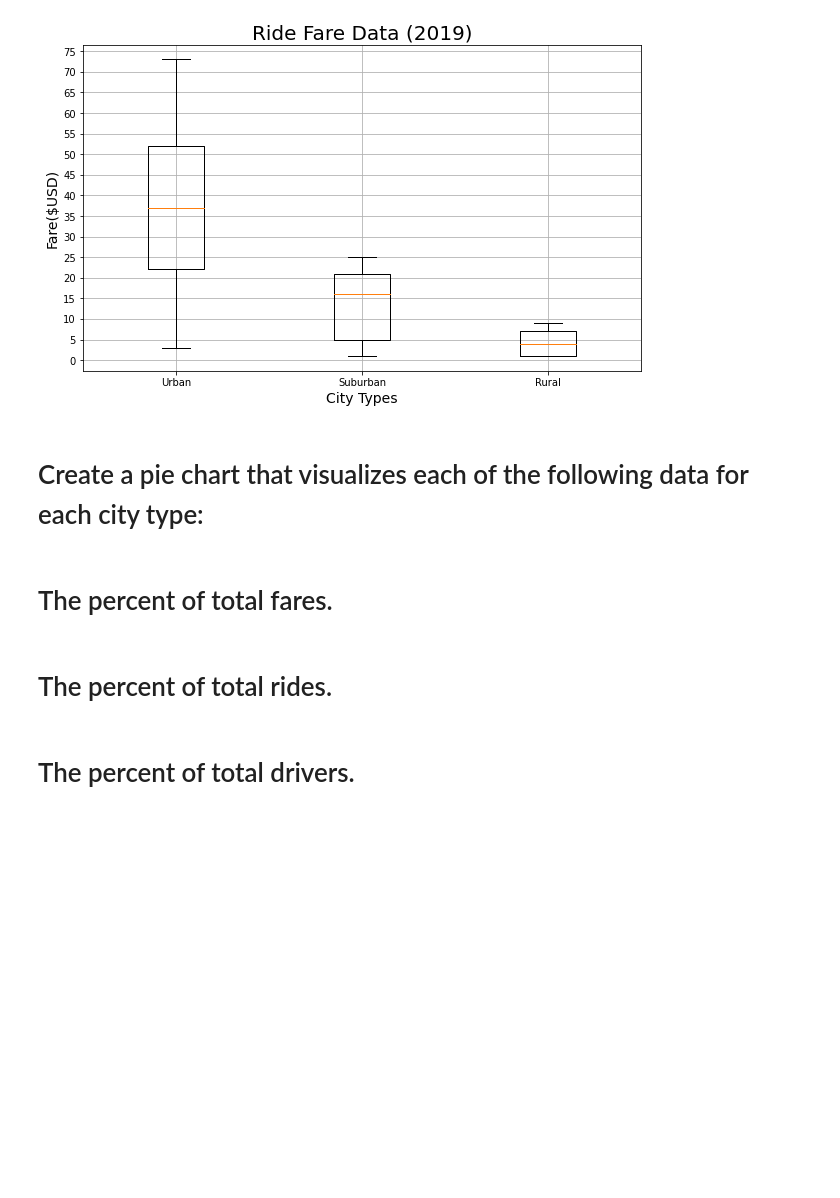
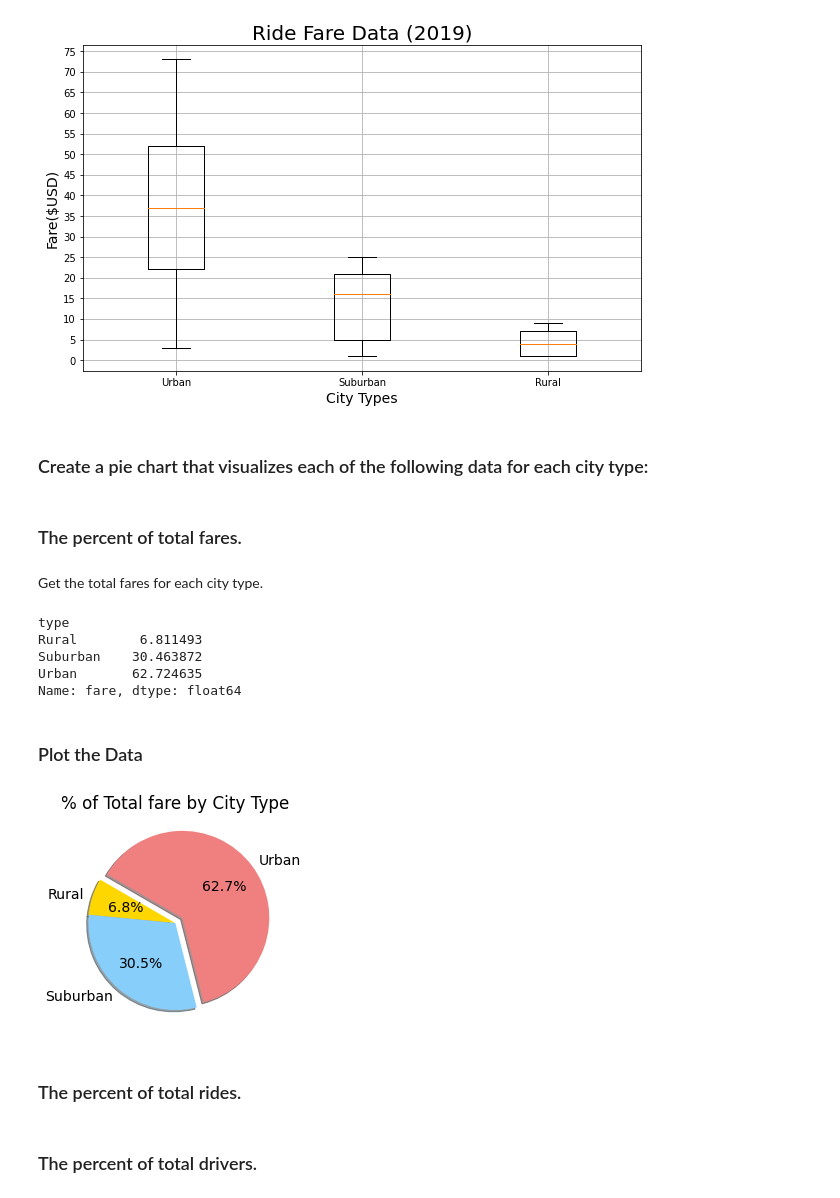
Before and after one commit to LJD0/Rideshare_Analysis, a Jupyter notebook: PyBer_Ride_Data.ipynb, the cells around one changed output. Drawn from its saved outputs; the diff is of its cells as text; code cells hidden in the pictures; blank space fills up the shorter version.

Commit message:
5.5 Commit
added pie charts to represent percentage of total fares each city type
is

```diff
--- a/PyBer_Ride_Data.ipynb
+++ b/PyBer_Ride_Data.ipynb
@@ -904,10 +905,46 @@ plt.show()
 # %% [output]
 [figure]
 # %% [markdown]
-# Create a pie chart that visualizes each of the following data for each city type:
+### Create a pie chart that visualizes each of the following data for each city type:
 # %% [markdown]
-# The percent of total fares.
+### The percent of total fares.
+# %% [markdown]
+Get the total fares for each city type.
+# %%
+'''
+Long form way to complete this task:
+fares_by_type = Pyber_df.groupby('type').sum()['fare']
+total_fares = Pyber_df['fare'].sum()
+percent_by_type = 100*(fares_by_type/total_fares)
+'''
+percent_by_type = 100*(Pyber_df.groupby('type').sum()['fare']/Pyber_df['fare'].sum())
+percent_by_type
+# %% [output]
+type
+Rural        6.811493
+Suburban    30.463872
+Urban       62.724635
+Name: fare, dtype: float64
+# %% [markdown]
+### Plot the Data
+# %%
+fig, ax = plt.subplots()
+
+ax.pie(
+    percent_by_type,
+    explode=[0,0,.1],
+    colors=["gold", "lightskyblue", "lightcoral"],
+    labels=['Rural','Suburban','Urban'],
+    autopct='%1.1f%%',
+    startangle=150,
+    shadow=True)
+ax.set_title("% of Total fare by City Type")
+mpl.rcParams['font.size']=14
+plt.savefig("analysis/Fig5.png")
+plt.show()
+# %% [output]
+[figure, added]
 # %% [markdown]
-# The percent of total rides.
+### The percent of total rides.
 # %% [markdown]
-# The percent of total drivers.
+### The percent of total drivers.
```
Also changed, not shown: parts of 1 cell of this notebook, 1 other file.
